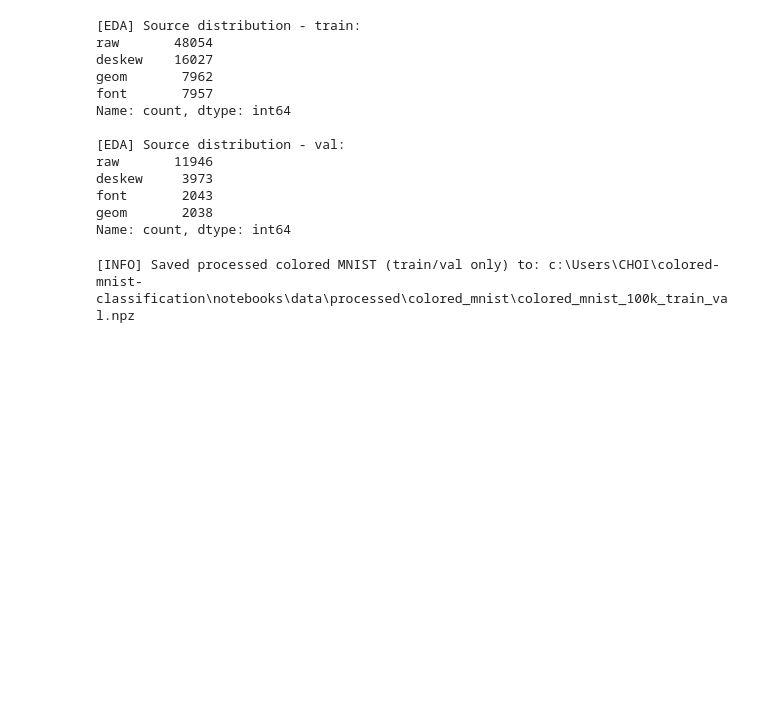
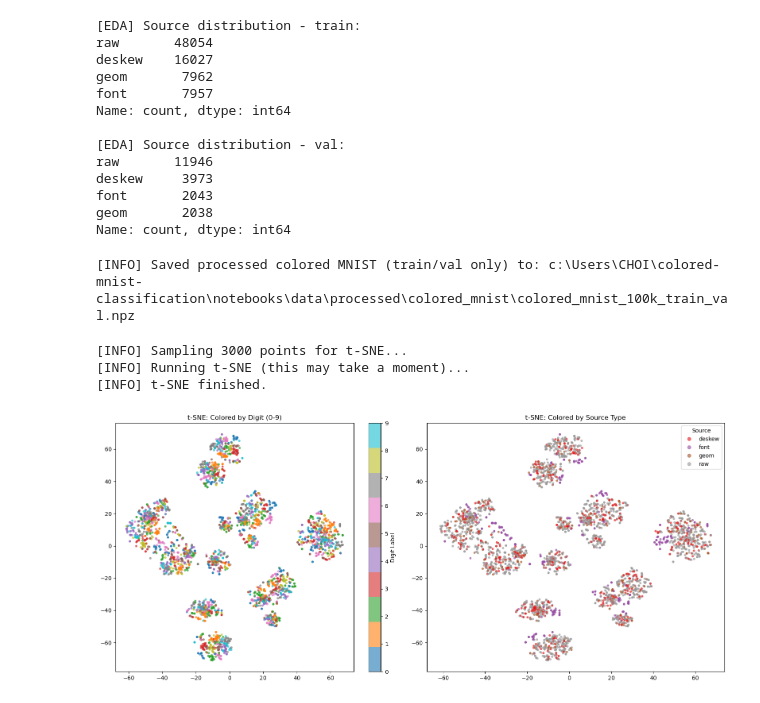
Before and after one commit to ML-SSU-2025/colored-mnist-classification, a Jupyter notebook: notebooks/01_preprocessing_colored_mnist.ipynb, the cells around one changed output. Cells and saved outputs as stored; diff of their text form; code cells hidden in the pictures; blank space fills up the shorter version.

Commit message:
tsne

```diff
--- a/notebooks/01_preprocessing_colored_mnist.ipynb
+++ b/notebooks/01_preprocessing_colored_mnist.ipynb
@@ -1030,3 +1030,65 @@ np.savez_compressed(
 print(f"[INFO] Saved processed colored MNIST (train/val only) to: {SAVE_PATH}")
 # %% [output]
 [INFO] Saved processed colored MNIST (train/val only) to: c:\Users\CHOI\colored-mnist-classification\notebooks\data\processed\colored_mnist\colored_mnist_100k_train_val.npz
+# %%
+# ======================================
+# Cell 11. t-SNE Visualization (Data Quality Check)
+# ======================================
+from sklearn.manifold import TSNE
+import matplotlib.cm as cm
+
+def plot_tsne_check(X, y_digit, y_source, n_samples=3000, random_state=42):
+    print(f"[INFO] Sampling {n_samples} points for t-SNE...")
+
+    # 1. Random Sampling (너무 많으면 오래 걸리므로 일부만 추출)
+    rng = np.random.default_rng(random_state)
+    N = len(X)
+    idx = rng.choice(N, size=min(N, n_samples), replace=False)
+
+    X_sample = X[idx]
+    y_digit_sample = y_digit[idx]
+    y_source_sample = y_source[idx]
+
+    # 2. Run t-SNE
+    print("[INFO] Running t-SNE (this may take a moment)...")
+    tsne = TSNE(n_components=2, perplexity=30, random_state=random_state, init='pca', learning_rate='auto')
+    X_embedded = tsne.fit_transform(X_sample)
+    print("[INFO] t-SNE finished.")
+
+    # 3. Plotting (Side by Side)
+    fig, axes = plt.subplots(1, 2, figsize=(16, 7))
+
+    # Plot 1: Color by Digit (0~9)
+    scatter1 = axes[0].scatter(
+        X_embedded[:, 0], X_embedded[:, 1],
+        c=y_digit_sample, cmap='tab10', alpha=0.6, s=10
+    )
+    axes[0].set_title("t-SNE: Colored by Digit (0-9)")
+    plt.colorbar(scatter1, ax=axes[0], ticks=range(10), label="Digit Label")
+
+    # Plot 2: Color by Source (raw, deskew, font, geom)
+    # 문자열 라벨을 숫자로 변환
+    unique_sources = np.unique(y_source_sample)
+    source_to_int = {s: i for i, s in enumerate(unique_sources)}
+    c_source = [source_to_int[s] for s in y_source_sample]
+
+    scatter2 = axes[1].scatter(
+        X_embedded[:, 0], X_embedded[:, 1],
+        c=c_source, cmap='Set1', alpha=0.6, s=10
+    )
+    axes[1].set_title("t-SNE: Colored by Source Type")
+
+    # Legend for sources
+    handles, _ = scatter2.legend_elements()
+    axes[1].legend(handles, unique_sources, title="Source")
+
+    plt.tight_layout()
+    plt.show()
+
+# 실행 (Train 데이터의 분포 확인)
+plot_tsne_check(X_train, y_digit_train, source_train, n_samples=3000)
+# %% [output]
+[INFO] Sampling 3000 points for t-SNE...
+[INFO] Running t-SNE (this may take a moment)...
+[INFO] t-SNE finished.
+[figure, added]
```
